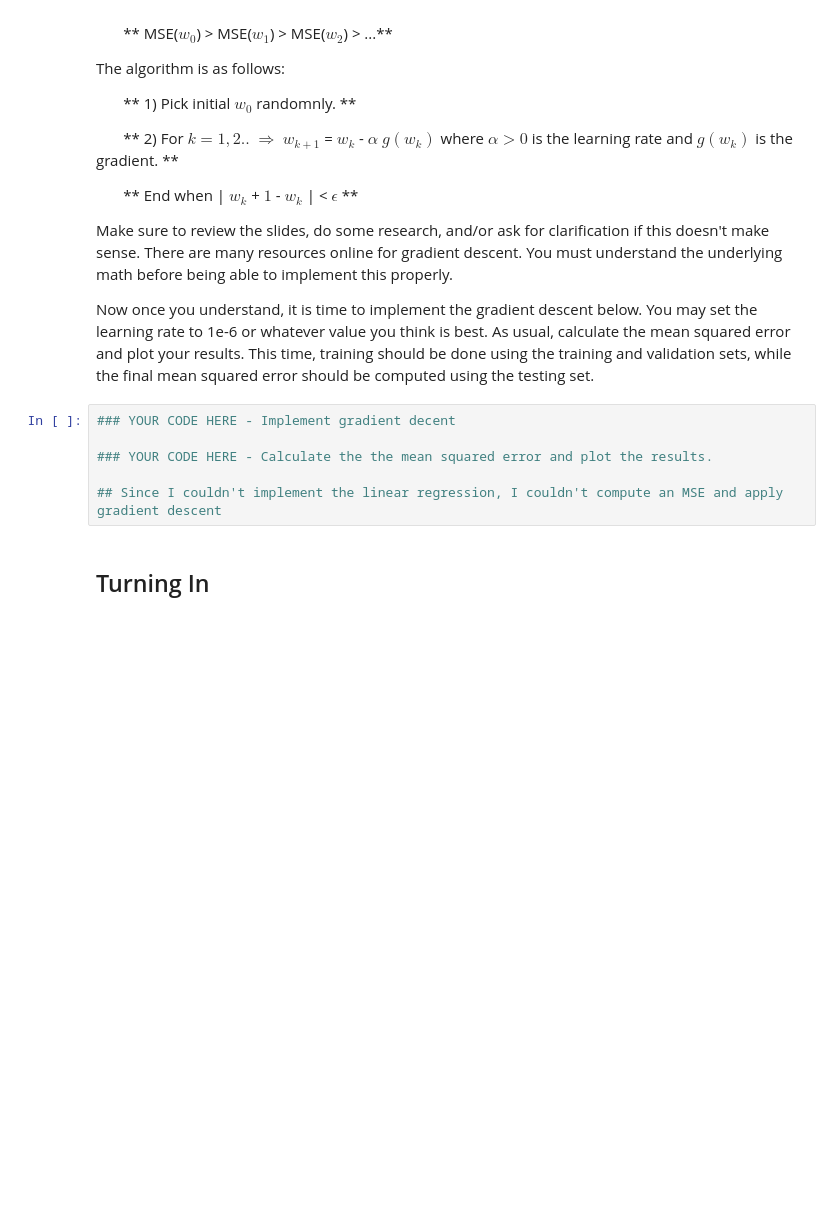
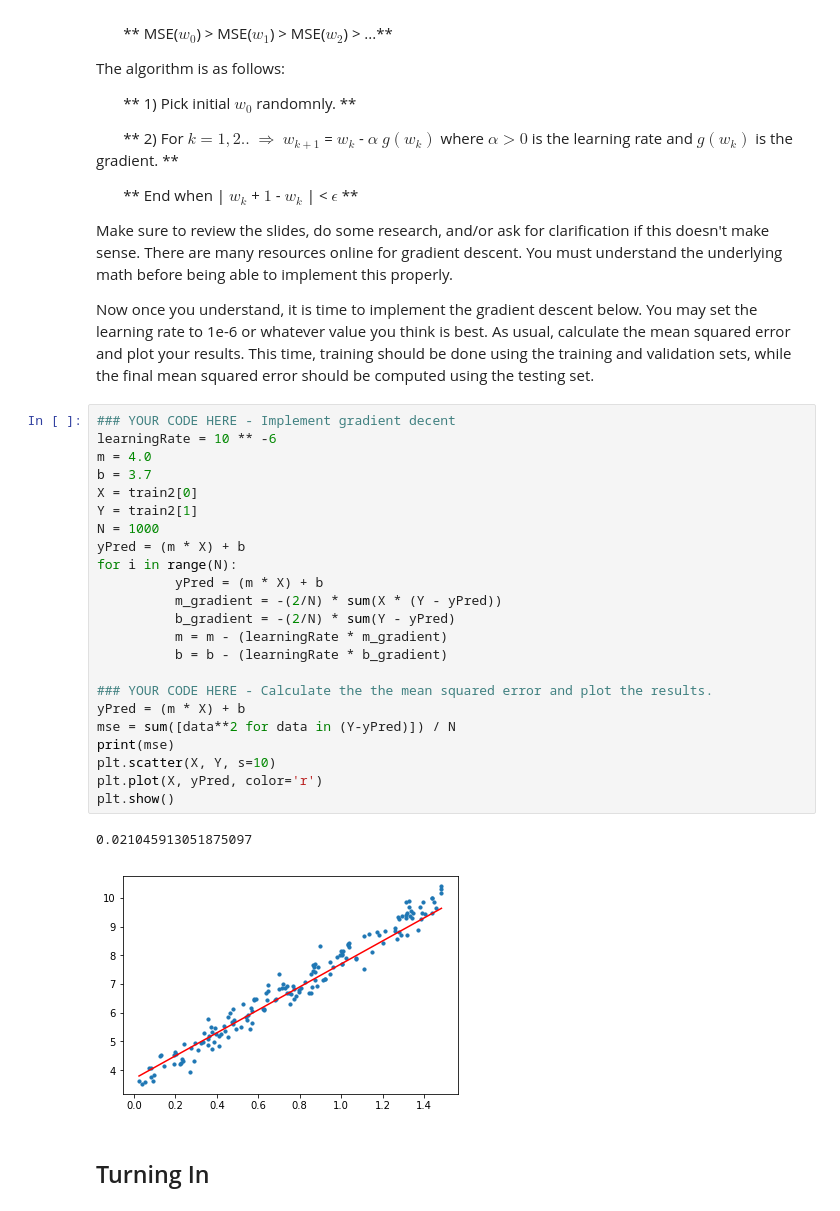
Before and after one commit to McGillAISociety/mais-bootcamp-w2019, a Jupyter notebook: Assignment2/Assignment 2.ipynb, the cells around one changed output. Drawn from its saved outputs; the diff is of its cells as text; blank space fills up the shorter version.

```diff
--- a/Assignment2/Assignment 2.ipynb
+++ b/Assignment2/Assignment 2.ipynb
@@ -277,12 +283,32 @@ The algorithm is as follows:
 Make sure to review the slides, do some research, and/or ask for clarification if this doesn't make sense. There are many resources online for gradient descent. You must understand the underlying math before being able to implement this properly.
 
 Now once you understand, it is time to implement the gradient descent below. You may set the learning rate to 1e-6 or whatever value you think is best. As usual, calculate the mean squared error and plot your results. This time, training should be done using the training and validation sets, while the final mean squared error should be computed using the testing set.
-# %%
-### YOUR CODE HERE - Implement gradient decent
-
-### YOUR CODE HERE - Calculate the the mean squared error and plot the results.
-
-## Since I couldn't implement the linear regression, I couldn't compute an MSE and apply gradient descent
+# %%
+### YOUR CODE HERE - Implement gradient decent
+learningRate = 10 ** -6
+m = 4.0
+b = 3.7
+X = train2[0]
+Y = train2[1]
+N = 1000
+yPred = (m * X) + b
+for i in range(N):
+          yPred = (m * X) + b
+          m_gradient = -(2/N) * sum(X * (Y - yPred))
+          b_gradient = -(2/N) * sum(Y - yPred)
+          m = m - (learningRate * m_gradient)
+          b = b - (learningRate * b_gradient)
+
+### YOUR CODE HERE - Calculate the the mean squared error and plot the results.
+yPred = (m * X) + b
+mse = sum([data**2 for data in (Y-yPred)]) / N
+print(mse)
+plt.scatter(X, Y, s=10)
+plt.plot(X, yPred, color='r')
+plt.show()
+# %% [output]
+0.021045913051875097
+[figure, added]
 # %% [markdown]
 ## Turning In
 # %% [markdown]
```
Also changed, not shown: parts of 3 cells of this notebook, 1 other file.
